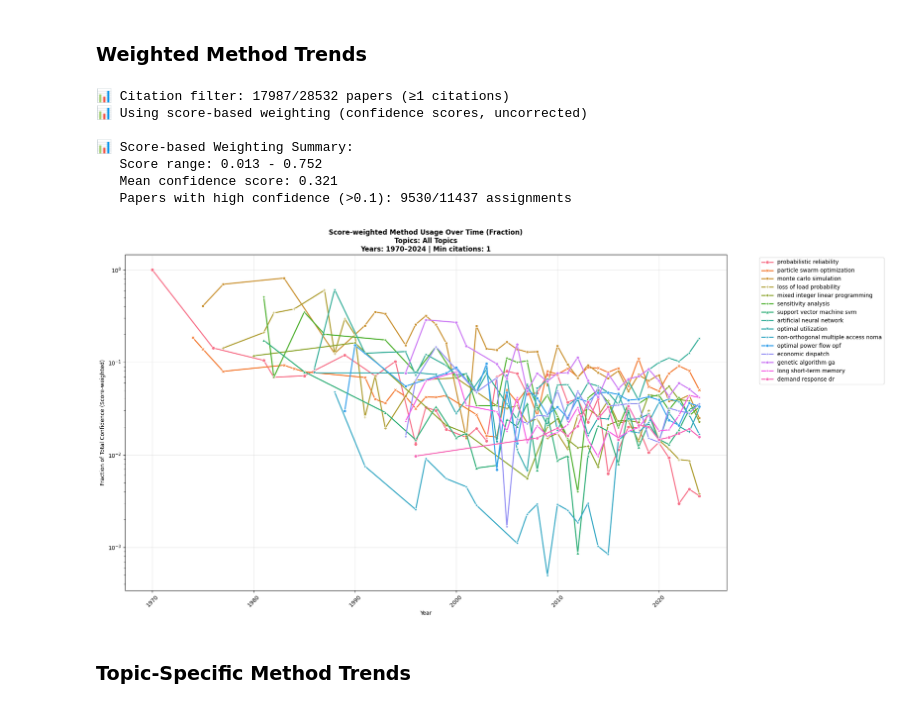
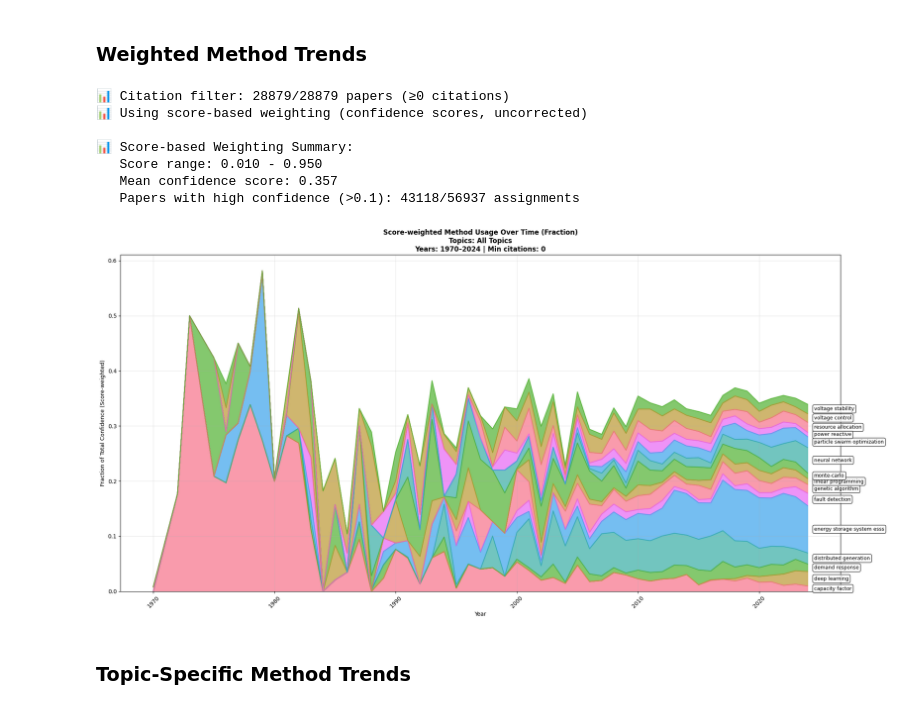
Before and after one commit to stigsimo/Literature-search-and-analysis, a Jupyter notebook: Visualizations_v3.3.ipynb, the cells around one changed output. Cells and saved outputs as stored; diff of their text form; code cells hidden in the pictures.

```diff
--- a/Visualizations_v3.3.ipynb
+++ b/Visualizations_v3.3.ipynb
@@ -2223,7 +2223,7 @@ def classify_lifecycle_stage_refined(growth_rate, r_squared, trend_type, total_i
 # Kjør full analyse
 print("🚀 Starting FULL lifecycle analysis...")
 results_full = classify_technology_lifecycle_characteristics_full(
-    df,
+    df7865p4o3i2uzxc v-,
     canonical_methods=sorted(unique_methods),  # Alle 86 metoder
     min_publications=2
 )
@@ -3350,9 +3349,10 @@ def setup_analysis_data(date_string, save_dir=SAVE_DIR):
 #date_string = "2025_09_08_reliability_resilience_power_systems"
 #date_string = "2025_09_10_reliability_resilience_power_systems"
 #date_string = "2025_09_11_reliability_resilience_power_systems"
-date_string = "2025_09_12_reliability_resilience_power_systems"
+#date_string = "2025_09_12_reliability_resilience_power_systems"
 #date_string = "2025_09_17_reliability_resilience_power_systems"
-
+#date_string = "2025_09_30_reliability_resilience_power_systems"
+date_string = "2025_10_08_reliability_resilience_power_systems"
 data = setup_analysis_data(date_string)
 
 if data is None:
@@ -3787,35 +3795,35 @@ plot_weighted_method_importance_filtered(df,
 # %%
 # %%
 # Cell 21: Weighted Method Trends
 plot_top_k=15
 #adjust fig height to method count / 2 +3 and round up to nearest integer
 #fig_height = min(int((plot_top_k / 3) + 5),20)
 fig_height = 10
 
 if data:
     plot_weighted_method_trends_over_time(
         df, n_top=10, plot_top_k=plot_top_k,
         start_year=1970, end_year=2024,
         min_papers_per_year=1,
-        plot_type='line',
+        plot_type='area',
         value_type='fraction',
-        min_citations=1,
+        min_citations=0,
         window_smooth=0,
         #
         # methods=["monte carlo simulation","artificial neural network", "optimal power flow opf", "stochastic optimization","loss of load probability", "probabilistic reliability", "stochastic programming", "state estimation"],
         figsize=(20, fig_height),
-        log_scale=True
+        log_scale=False
 
     )
 # %% [output]
-📊 Citation filter: 17987/28532 papers (≥1 citations)
+📊 Citation filter: 28879/28879 papers (≥0 citations)
 📊 Using score-based weighting (confidence scores, uncorrected)
 
 📊 Score-based Weighting Summary:
-   Score range: 0.013 - 0.752
-   Mean confidence score: 0.321
-   Papers with high confidence (>0.1): 9530/11437 assignments
+   Score range: 0.010 - 0.950
+   Mean confidence score: 0.357
+   Papers with high confidence (>0.1): 43118/56937 assignments
-[figure, old version]
+[figure, new version]
 # %% [markdown]
 ### Topic-Specific Method Trends
 # %%
```
Also changed, not shown: parts of 22 cells of this notebook, 1 other file.
